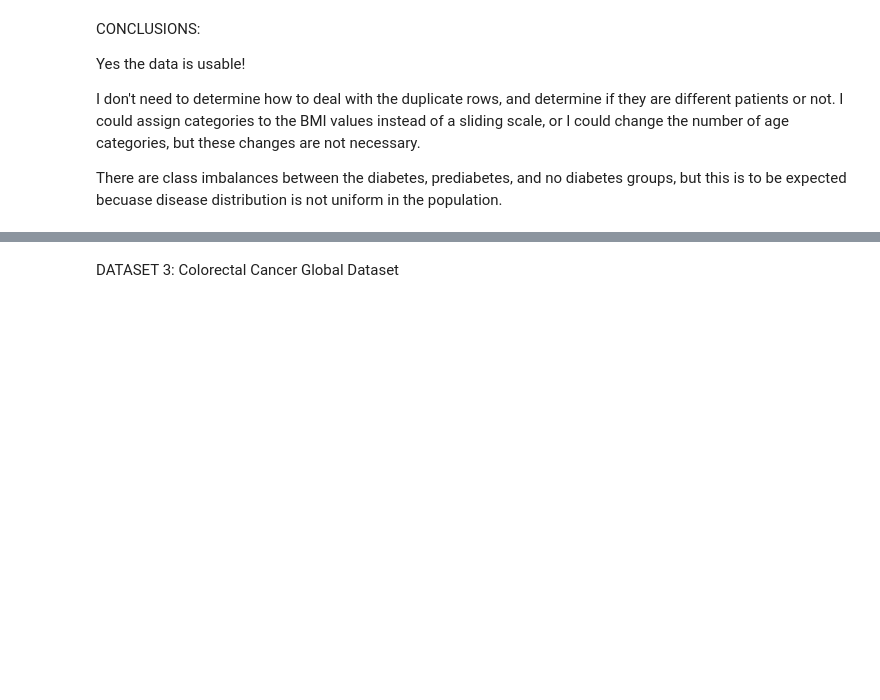
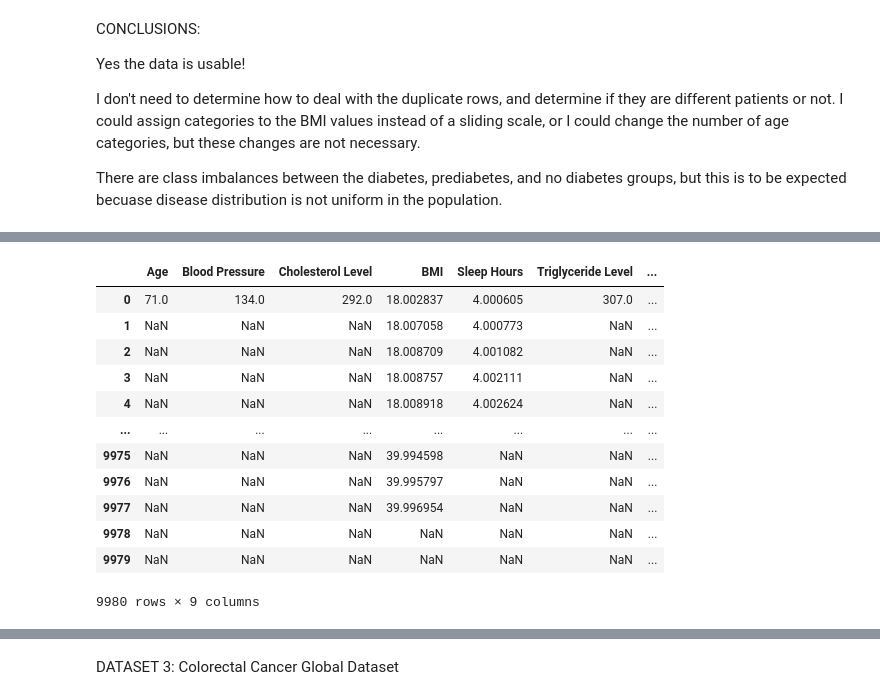
Before and after one commit to rain-dimen/OMDS-ModB2-Milestone3-Dimen-Rain, a Jupyter notebook: OMDS-ModB2-Week2-Dimen-Rain.ipynb, the cells around one changed output, grey strips where cells are left out. Drawn from its saved outputs; the diff is of its cells as text; code cells hidden in the pictures; blank space fills up the shorter version.

```diff
--- a/OMDS-ModB2-Week2-Dimen-Rain.ipynb
+++ b/OMDS-ModB2-Week2-Dimen-Rain.ipynb
@@ -268,0 +269,2 @@ SyntaxError: invalid syntax (1704968769.py, line 1)
+# %%
+df_heart = pd.read_csv("heart_disease.csv")
@@ -268,0 +347,17 @@ SyntaxError: invalid syntax (1704968769.py, line 1)
+# %%
+mode = df_heart.mode(numeric_only=True)
+mode
+# %% [output]
+|  | Age | Blood Pressure | Cholesterol Level | BMI | Sleep Hours | Triglyceride Level | ... |
+| 0 | 71.0 | 134.0 | 292.0 | 18.002837 | 4.000605 | 307.0 | ... |
+| 1 | NaN | NaN | NaN | 18.007058 | 4.000773 | NaN | ... |
+| 2 | NaN | NaN | NaN | 18.008709 | 4.001082 | NaN | ... |
+| 3 | NaN | NaN | NaN | 18.008757 | 4.002111 | NaN | ... |
+| 4 | NaN | NaN | NaN | 18.008918 | 4.002624 | NaN | ... |
+| ... | ... | ... | ... | ... | ... | ... | ... |
+| 9975 | NaN | NaN | NaN | 39.994598 | NaN | NaN | ... |
+| 9976 | NaN | NaN | NaN | 39.995797 | NaN | NaN | ... |
+| 9977 | NaN | NaN | NaN | 39.996954 | NaN | NaN | ... |
+| 9978 | NaN | NaN | NaN | NaN | NaN | NaN | ... |
+| 9979 | NaN | NaN | NaN | NaN | NaN | NaN | ... |
+9980 rows × 9 columns
```
Also changed, not shown: parts of 25 cells of this notebook.
